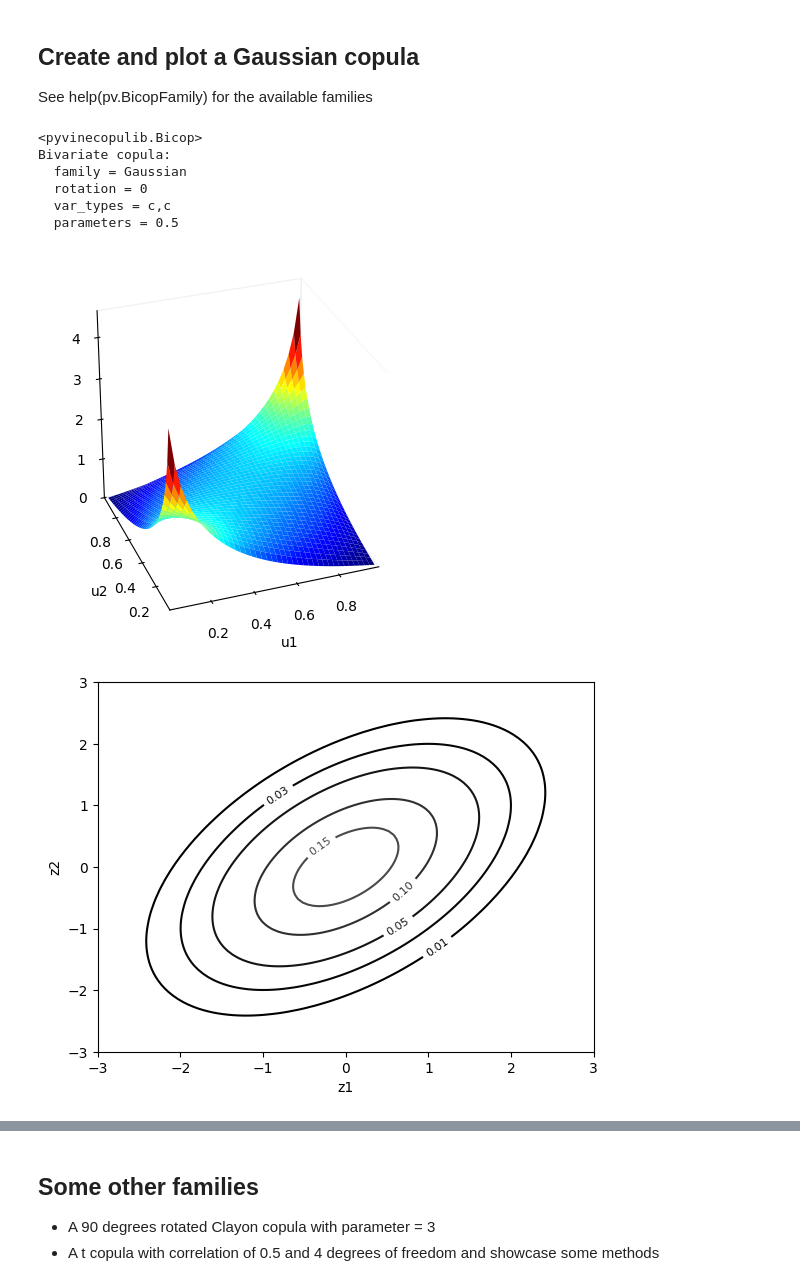
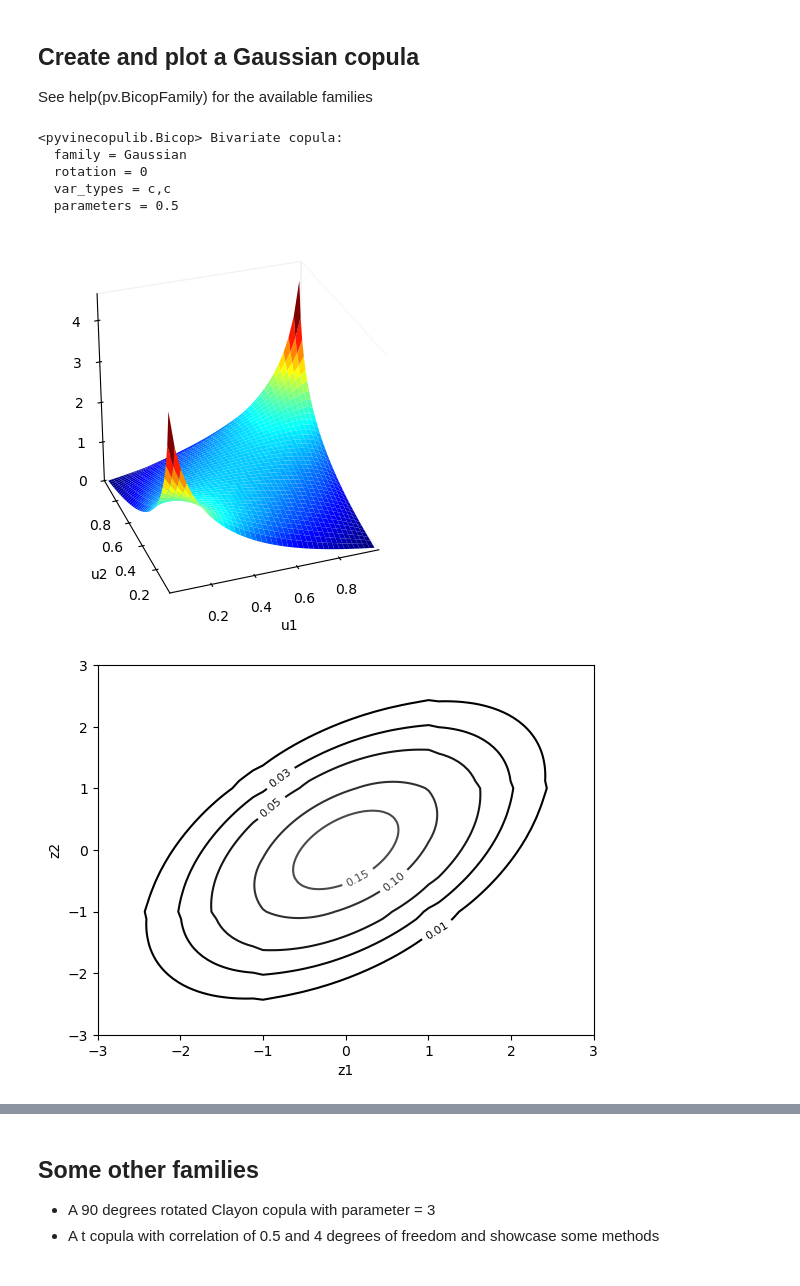
Before and after one commit to vinecopulib/pyvinecopulib, a Jupyter notebook: examples/01_bivariate_copulas.ipynb, the cells around one changed output, grey strips where cells are left out. Cells and saved outputs as stored; diff of their text form; code cells hidden in the pictures.

```diff
--- a/examples/01_bivariate_copulas.ipynb
+++ b/examples/01_bivariate_copulas.ipynb
@@ -22,20 +21,19 @@ Bivariate copula:
 
 See help(pv.BicopFamily) for the available families
 # %%
-cop = pv.Bicop(family=pv.BicopFamily.gaussian, parameters=np.array([[0.5]]))
+cop = pv.Bicop(family=pv.gaussian, parameters=np.array([[0.5]]))
 print(cop)
 cop.plot()  # surface plot of copula density
 cop.plot(type="contour", margin_type="norm")  # contour plot with normal margins
 cop.plot(type="contour", margin_type="unif")  # contour plot of copula density
 # %% [output]
-<pyvinecopulib.Bicop>
-Bivariate copula:
+<pyvinecopulib.Bicop> Bivariate copula:
   family = Gaussian
   rotation = 0
   var_types = c,c
   parameters = 0.5
 [figure]
-[figure, old version]
+[figure, new version]
 [figure]
 # %% [markdown]
 ## Some other families
```
Also changed, not shown: parts of 4 cells of this notebook, 44 other files.
